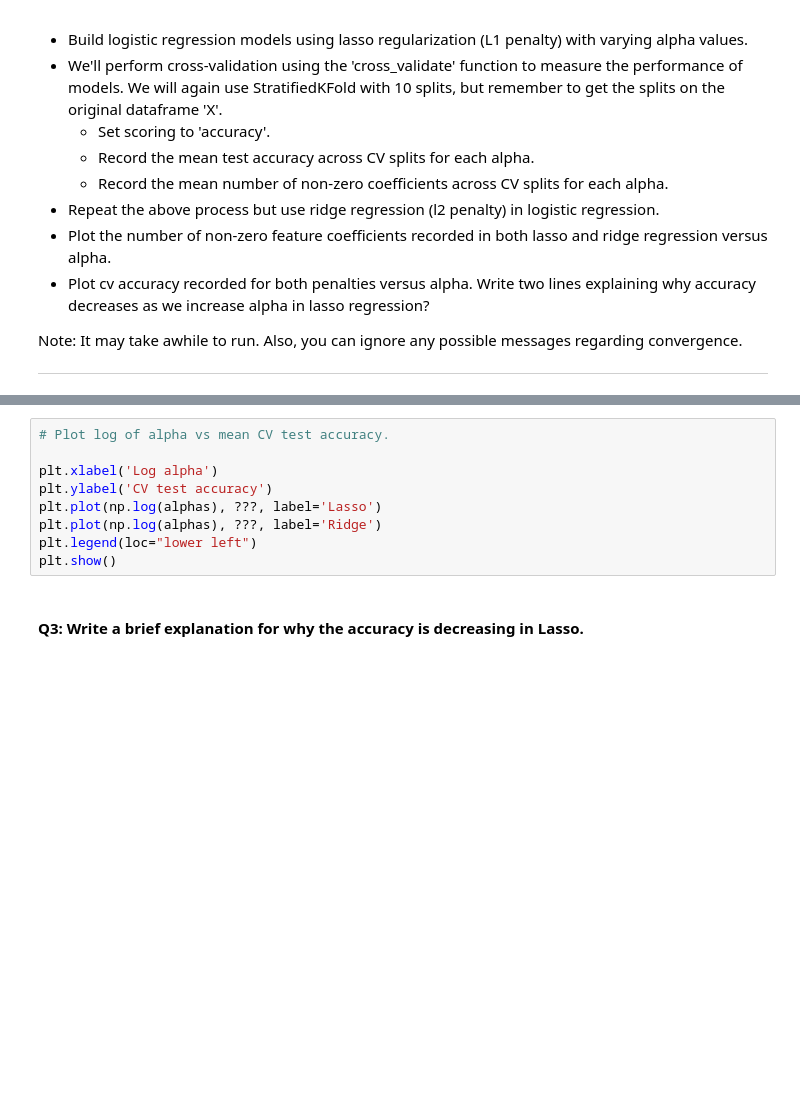
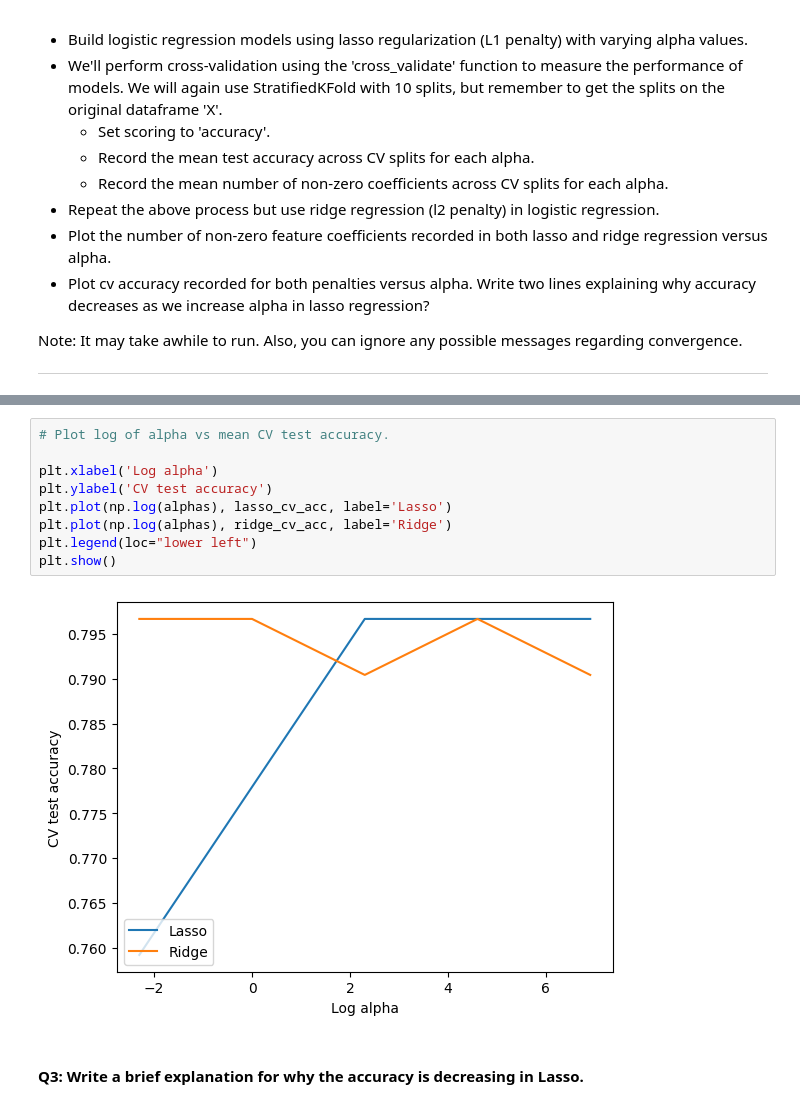
Before and after one commit to ritwickban/Diagnosis_of_AD-PSP, a Jupyter notebook: mp1-omics.ipynb, the cells around one changed output, grey strips where cells are left out. Cells and saved outputs as stored; diff of their text form; blank space fills up the shorter version.

```diff
--- a/mp1-omics.ipynb
+++ b/mp1-omics.ipynb
@@ -302,12 +314,14 @@ plt.show()
 # %%
 # Plot log of alpha vs mean CV test accuracy.
 
 plt.xlabel('Log alpha')
 plt.ylabel('CV test accuracy')
-plt.plot(np.log(alphas), ???, label='Lasso')
-plt.plot(np.log(alphas), ???, label='Ridge')
+plt.plot(np.log(alphas), lasso_cv_acc, label='Lasso')
+plt.plot(np.log(alphas), ridge_cv_acc, label='Ridge')
 plt.legend(loc="lower left")
 plt.show()
+# %% [output]
+[figure, added]
 # %% [markdown]
 #### Q3: Write a brief explanation for why the accuracy is decreasing in Lasso.
 # %% [markdown]
```
Also changed, not shown: parts of 4 cells of this notebook.
